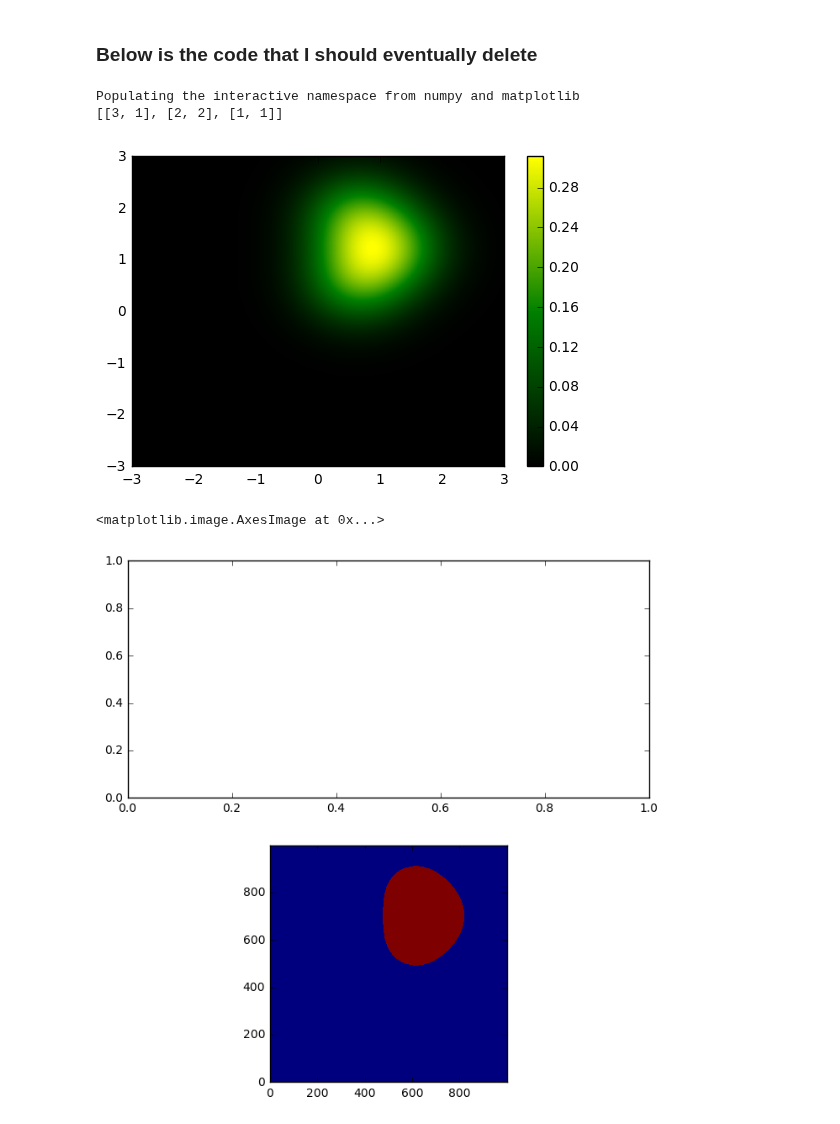
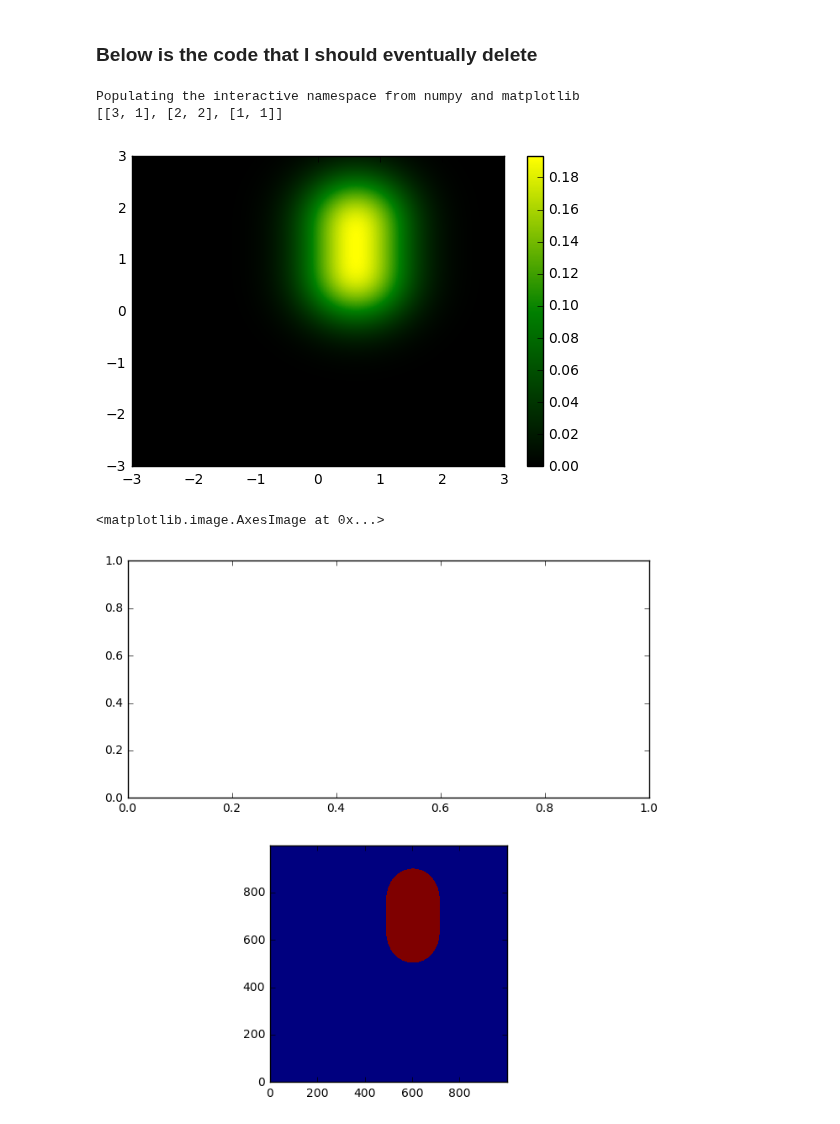
Before and after one commit to jiwoncpark/SLRealizer, a Jupyter notebook: python/desc/slrealizer/deblend_test.ipynb, the cells around one changed output. Cells and saved outputs as stored; diff of their text form; code cells hidden in the pictures.

```diff
--- a/python/desc/slrealizer/deblend_test.ipynb
+++ b/python/desc/slrealizer/deblend_test.ipynb
@@ -96,36 +98,36 @@ init_guess_sigma = []
 
 print init_guess
 
 rv = scipy.stats.multivariate_normal([3, 1]) # xPos, yPos, covariance matrix whose entrees are just FWHM
 #print rv
 image = image + rv.pdf(pos) # BUG: multiply flux ratio
 # save peak value
-rv = scipy.stats.multivariate_normal([2, 2])
-image = image + rv.pdf(pos)
+#rv = scipy.stats.multivariate_normal([2, 2])
+#image = image + rv.pdf(pos)
 rv = scipy.stats.multivariate_normal([1, 1])
 image = image + rv.pdf(pos)
 #print image # this is a 2d array
 #print image
 
 cmap2 = matplotlib.colors.LinearSegmentedColormap.from_list('my_colormap', ['black', 'green', 'yellow'], 256)
 img2 = plt.imshow(image, interpolation='nearest', cmap = cmap2, origin='lower', extent=[-3, 3, -3, 3], aspect = "auto")
 
 plt.colorbar(img2,cmap=cmap2)
 plt.show()
 
 def twoD_Gaussian((x, y), amplitude, xo, yo, sigma_x, sigma_y, theta, offset):
     xo = float(xo)
     yo = float(yo)
     a = (np.cos(theta)**2)/(2*sigma_x**2) + (np.sin(theta)**2)/(2*sigma_y**2)
     b = -(np.sin(2*theta))/(4*sigma_x**2) + (np.sin(2*theta))/(4*sigma_y**2)
     c = (np.sin(theta)**2)/(2*sigma_x**2) + (np.cos(theta)**2)/(2*sigma_y**2)
     g = offset + amplitude*np.exp( - (a*((x-xo)**2) + 2*b*(x-xo)*(y-yo)
                             + c*((y-yo)**2)))
     return g
 # %% [output]
 Populating the interactive namespace from numpy and matplotlib
 [[3, 1], [2, 2], [1, 1]]
-[figure, old version]
+[figure, new version]
 # %%
 import photutils
 segm = photutils.detect_sources(image, 0.1, 3)
@@ -140,7 +142,7 @@ ax2.imshow(segm.data, origin='lower', interpolation='nearest')
 #plt.imshow(segm_deblend.data, origin='lower', interpolation='nearest')
 # %% [output]
 <matplotlib.image.AxesImage at 0x...>
-[figure, old version]
+[figure, new version]
 # %%
 from photutils import DAOStarFinder
 
```
Also changed, not shown: parts of 4 cells of this notebook, 2 other files.
